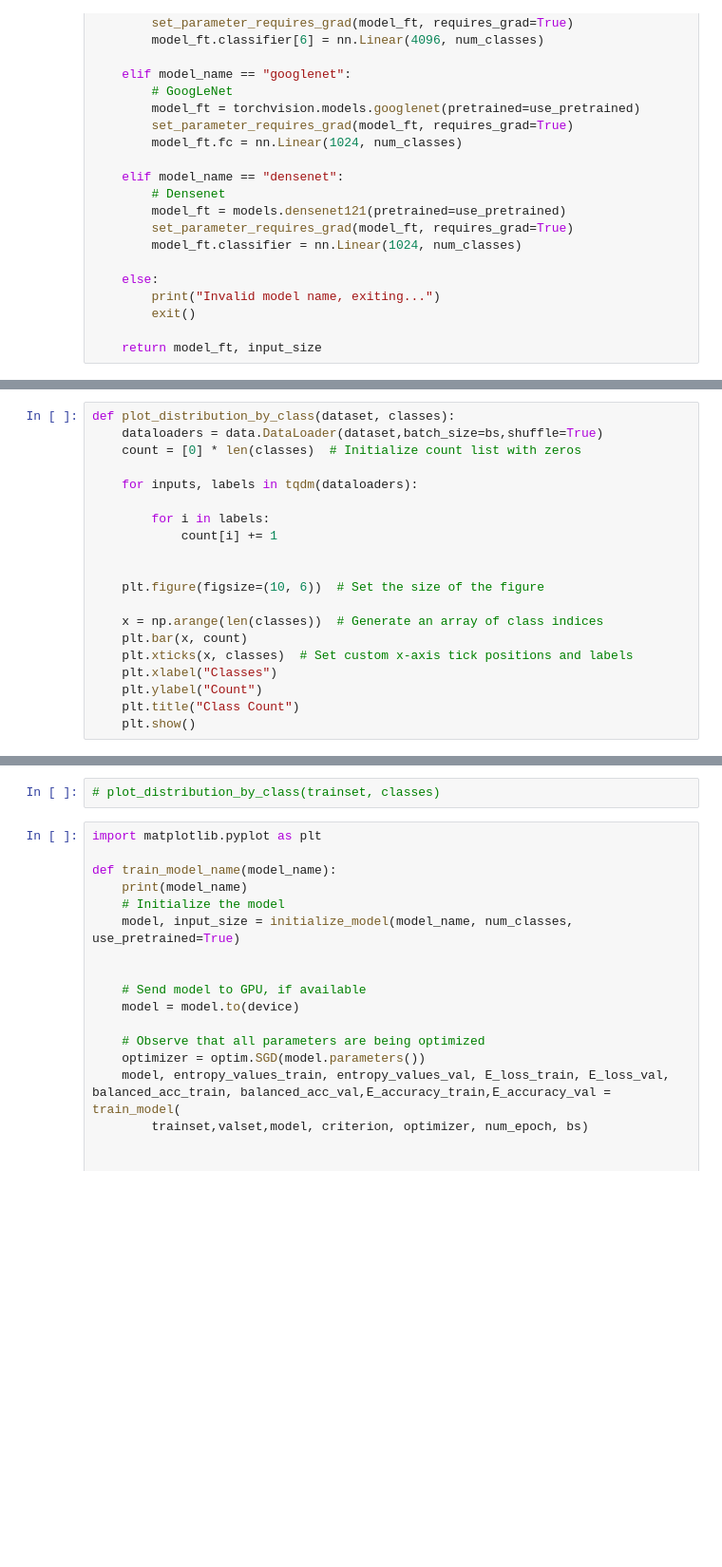
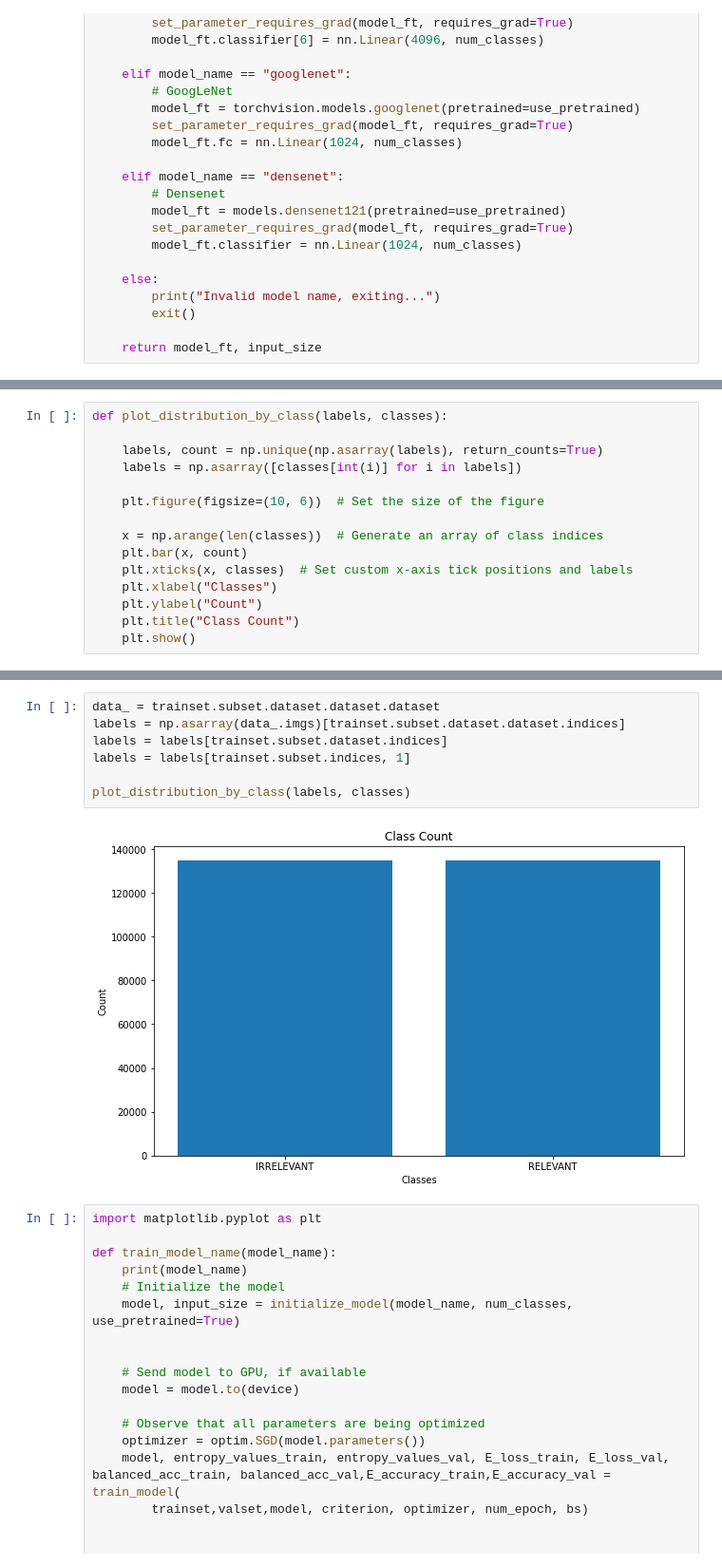
Before and after one commit to LIMUNIMI/RicordiArchiveOMR, a Jupyter notebook: OMR_Binary.ipynb, the cells around one changed output, grey strips where cells are left out. Shown: that part at 95% size. Drawn from its saved outputs; the diff is of its cells as text; blank space fills up the shorter version.

```diff
--- a/OMR_Binary.ipynb
+++ b/OMR_Binary.ipynb
@@ -459,13 +461,8 @@ print("Device:", device)
 # %%
-def plot_distribution_by_class(dataset, classes):
-    dataloaders = data.DataLoader(dataset,batch_size=bs,shuffle=True)
-    count = [0] * len(classes)  # Initialize count list with zeros
+def plot_distribution_by_class(labels, classes):
 
-    for inputs, labels in tqdm(dataloaders):
-
-        for i in labels:
-            count[i] += 1
-
+    labels, count = np.unique(np.asarray(labels), return_counts=True)
+    labels = np.asarray([classes[int(i)] for i in labels])
 
     plt.figure(figsize=(10, 6))  # Set the size of the figure
 
@@ -484,5 +483,12 @@ trainset,valset,testset = get_dataset(dataset_path, val_size, test_size)
 # %%
-# plot_distribution_by_class(trainset, classes)
+data_ = trainset.subset.dataset.dataset.dataset
+labels = np.asarray(data_.imgs)[trainset.subset.dataset.dataset.indices]
+labels = labels[trainset.subset.dataset.indices]
+labels = labels[trainset.subset.indices, 1]
+
+plot_distribution_by_class(labels, classes)
+# %% [output]
+[figure, added]
 # %%
 import matplotlib.pyplot as plt
 
```
Also changed, not shown: parts of 4 cells of this notebook, 3 other files.
